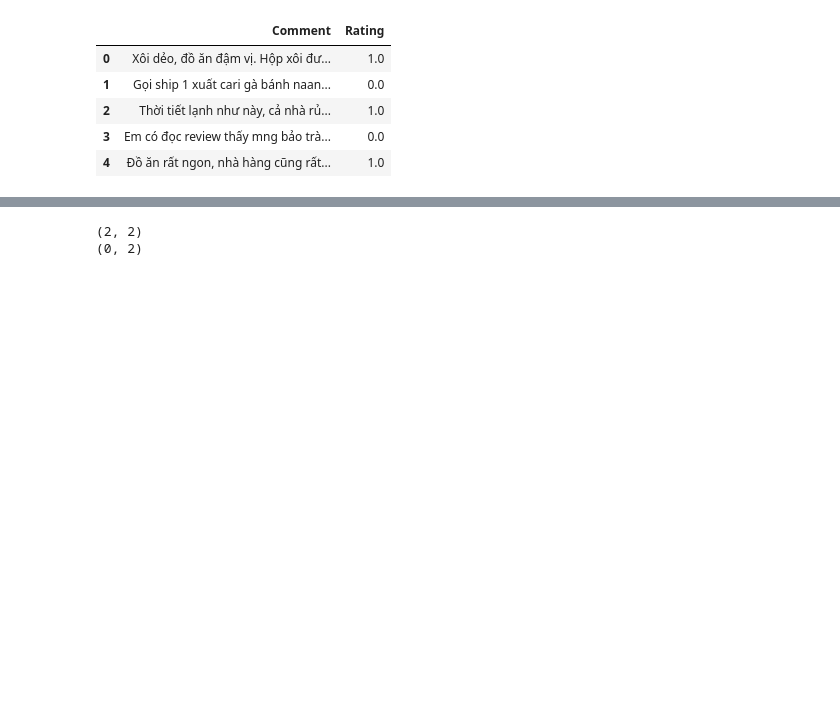
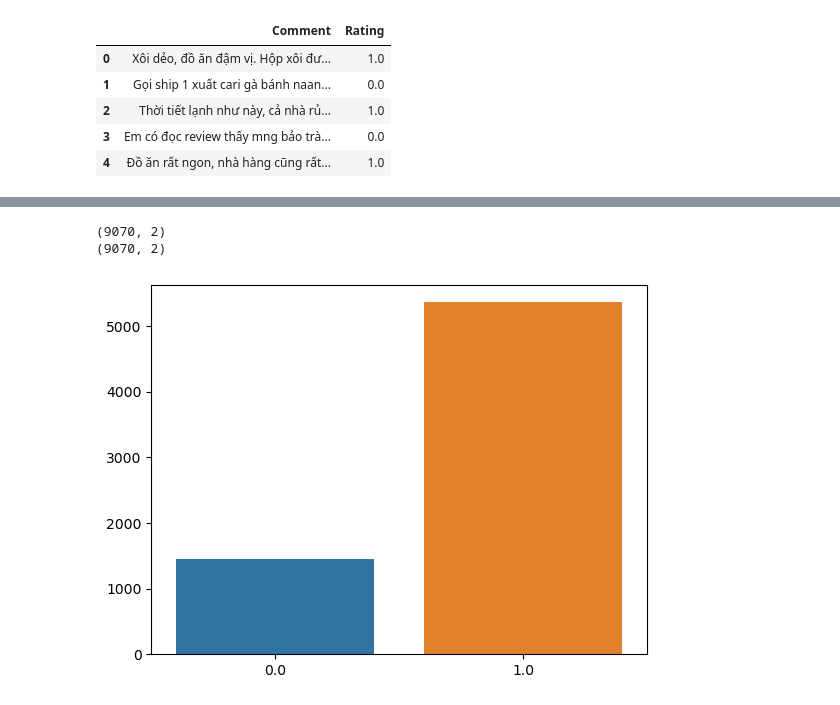
Before and after one commit to nguyenson2512/ML-uet, a Jupyter notebook: TEST.ipynb, the cells around one changed output, grey strips where cells are left out. Cells and saved outputs as stored; diff of their text form; code cells hidden in the pictures; blank space fills up the shorter version.

```diff
--- a/TEST.ipynb
+++ b/TEST.ipynb
@@ -285,23 +293,21 @@ from sklearn.model_selection import train_test_split
 # Drop rows with empty text
 print(train.shape)
 train = train[train.Comment == train.Comment]
+train = train[train.Rating == train.Rating]
 print(train.shape)
 
-# X,y = train['Comment'].values,train['Rating'].values
+X,y = train['Comment'].values,train['Rating'].values
 # X = prepros(X)
 # print(X)
-# x_train,x_test,y_train,y_test = train_test_split(X,y,stratify=y)
-
-
-# print([X[0],X[1], X[2]])
-# print([y[0], y[1], y[2]])
-# print(y.dtypes)
-# z = np.array([y[0], y[1], y[2]], dtype=float)
-# x_train,x_test,y_train,y_test = train_test_split([X[0],X[1], X[2]],z,stratify=y)
+x_train,x_test,y_train,y_test = train_test_split(X,y,stratify=y)
 # %% [output]
-(2, 2)
-(0, 2)
+(9070, 2)
+(9070, 2)
 # %%
+import seaborn as sns
+import matplotlib.pyplot as plt
 dd = pd.Series(y_train).value_counts()
-sns.barplot(x=np.array(['negative','positive']),y=dd.values)
+sns.barplot(x=np.array([1.0,0.0]),y=dd.values)
 plt.show()
+# %% [output]
+[figure, added]
```
Also changed, not shown: parts of 13 cells of this notebook, 1 other file.
